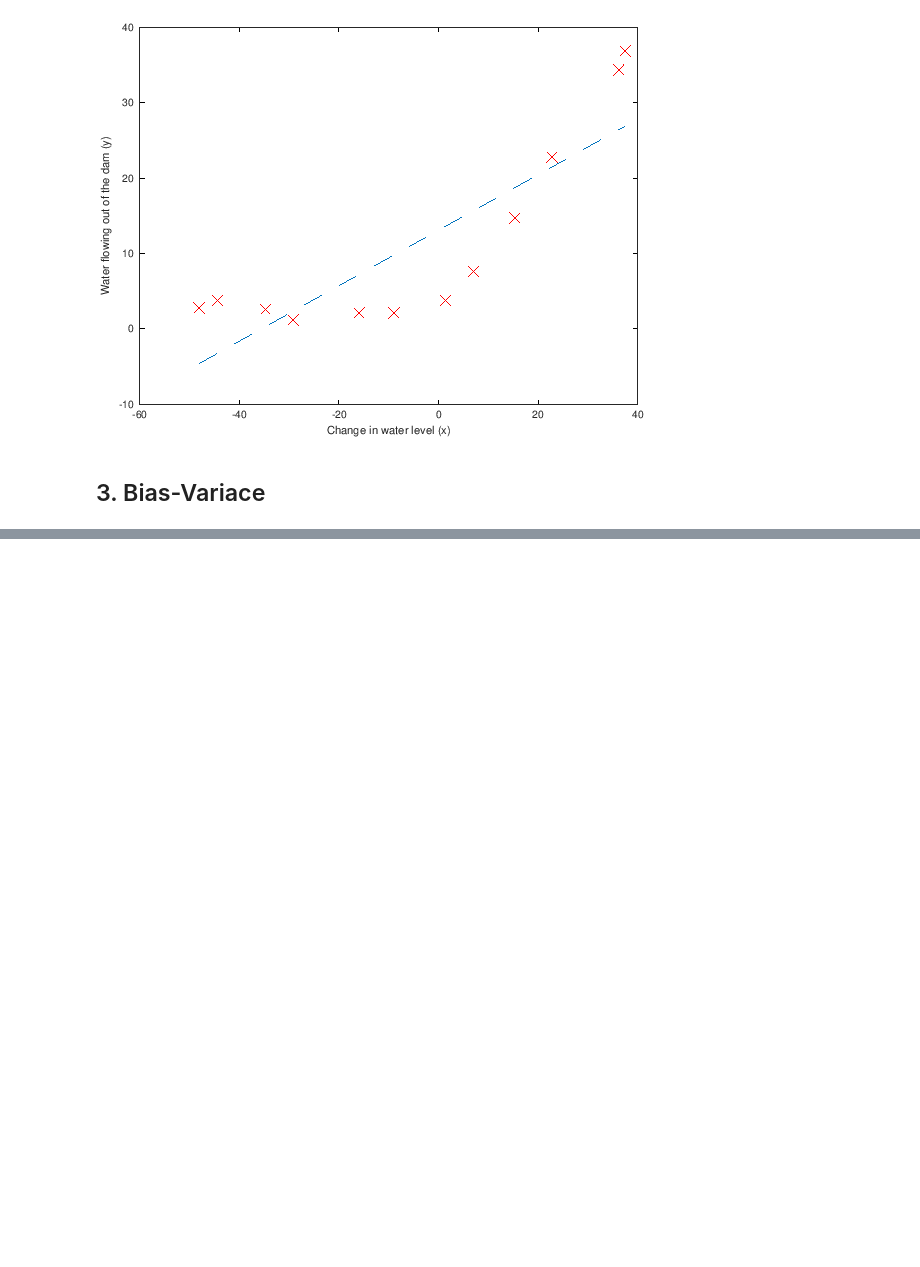
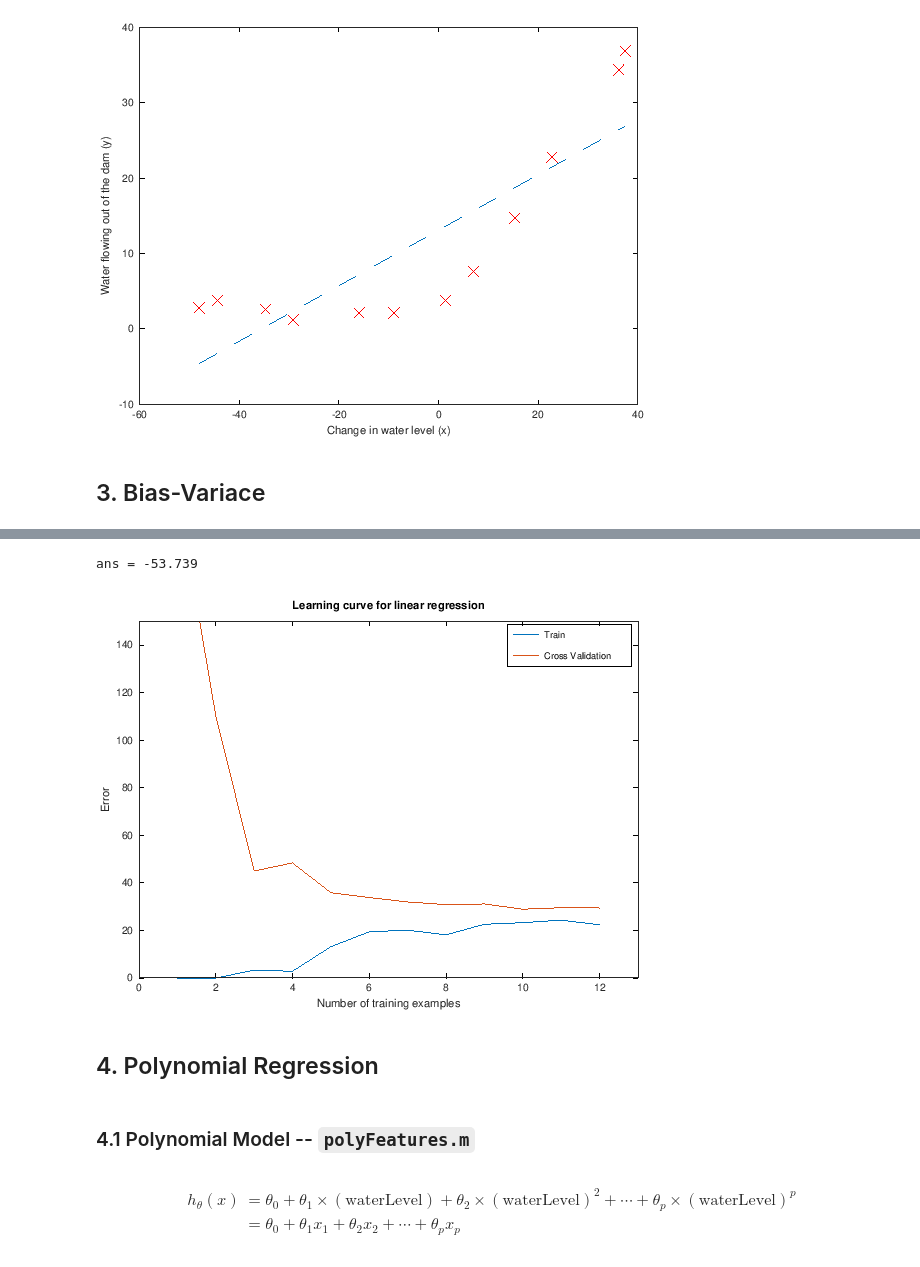
Before and after one commit to mxagar/machine_learning_coursera, a Jupyter notebook: exercises/ex1-ex8-octave/ex5/ML_Coursera_Ex_5_BiasVariance.ipynb, the cells around one changed output, grey strips where cells are left out. Cells and saved outputs as stored; diff of their text form; code cells hidden in the pictures; blank space fills up the shorter version.

```diff
--- a/exercises/ex1-ex8-octave/ex5/ML_Coursera_Ex_5_BiasVariance.ipynb
+++ b/exercises/ex1-ex8-octave/ex5/ML_Coursera_Ex_5_BiasVariance.ipynb
@@ -169,0 +203,21 @@ hold off;
+# %%
+plot(1:m, error_train, 1:m, error_val);
+title('Learning curve for linear regression')
+legend('Train', 'Cross Validation')
+xlabel('Number of training examples')
+ylabel('Error')
+axis([0 13 0 150])
+# %% [output]
+ans = -53.739
+[figure, added]
+# %% [markdown]
+## 4. Polynomial Regression
+# %% [markdown]
+### 4.1 Polynomial Model -- `polyFeatures.m`
+# %% [markdown]
+$$
+\begin{align}
+h_\theta(x)  &= \theta_0 + \theta_1 \times (\text{waterLevel}) + \theta_2 \times (\text{waterLevel})^2 + \cdots + \theta_p \times (\text{waterLevel})^p \\
+& = \theta_0 + \theta_1 x_1 + \theta_2 x_2 + \cdots + \theta_p x_p
+\end{align}
+$$
```
Also changed, not shown: parts of 21 cells of this notebook.
